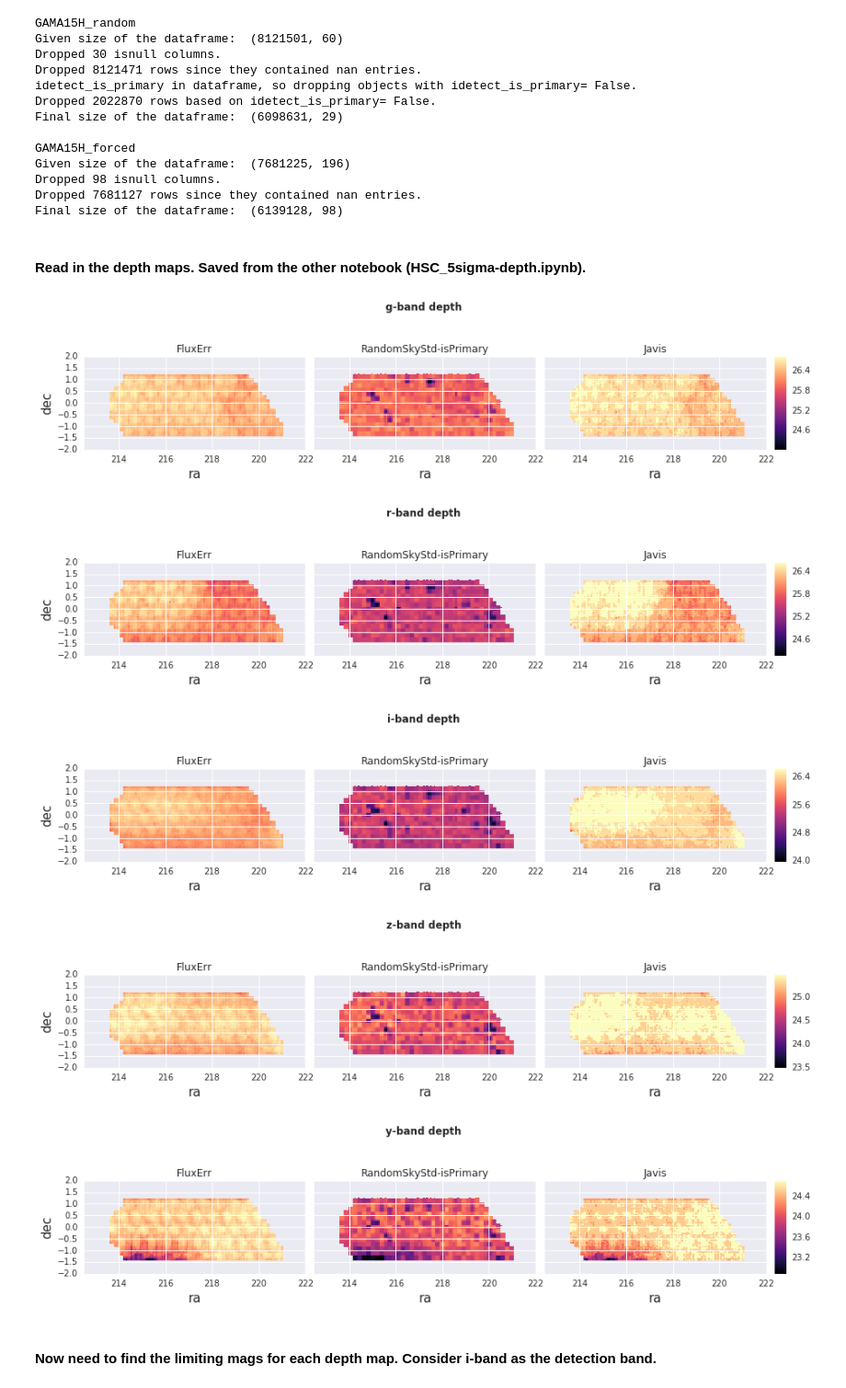
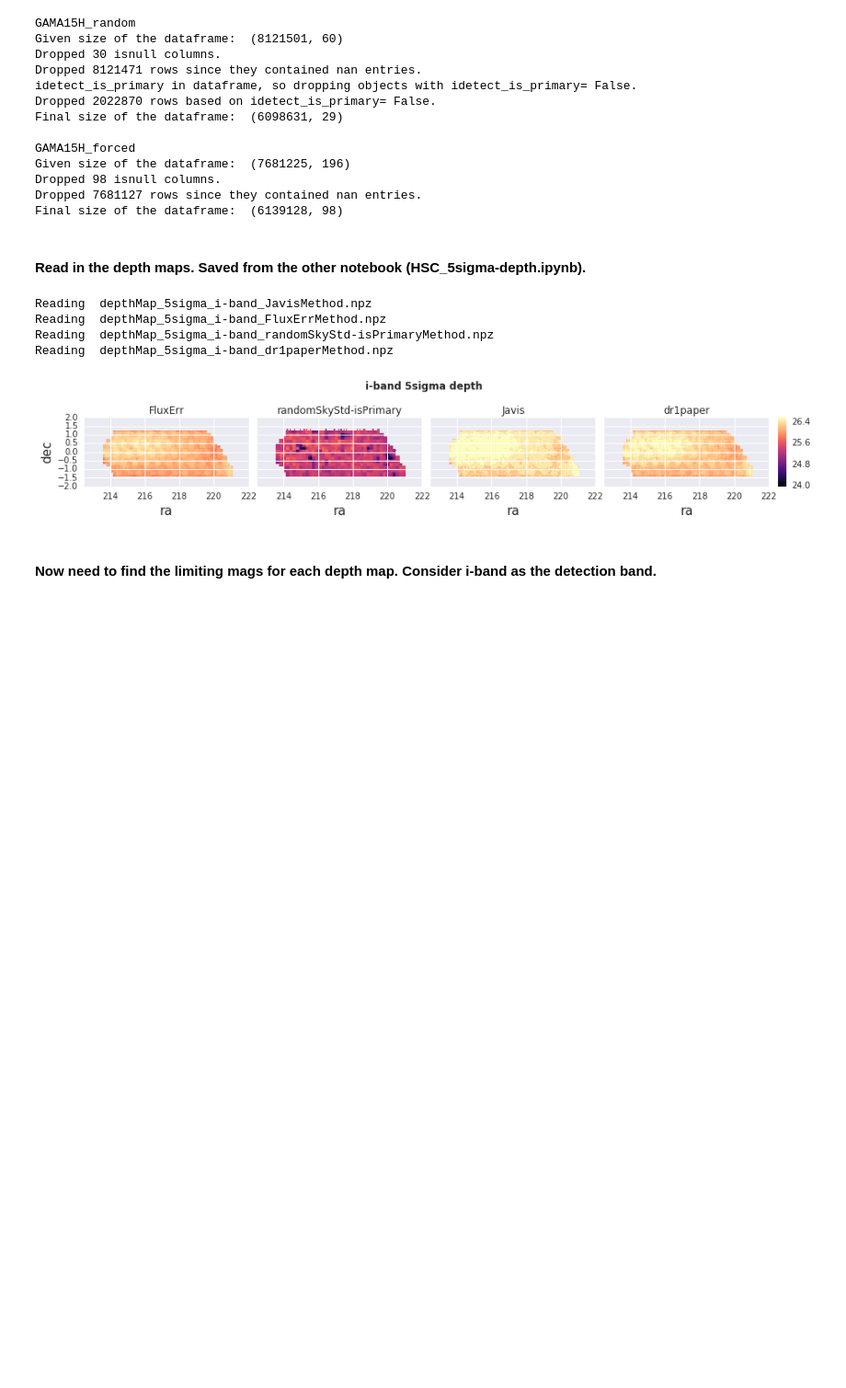
Before and after one commit to LSSTDESC/DEHSC_LSS, a Jupyter notebook: HSC_5sigma-depth-twoPtCorr.ipynb, the cells around one changed output. Shown at 92% size. Drawn from its saved outputs; the diff is of its cells as text; code cells hidden in the pictures; blank space fills up the shorter version.

```diff
--- a/HSC_5sigma-depth-twoPtCorr.ipynb
+++ b/HSC_5sigma-depth-twoPtCorr.ipynb
@@ -36,3 +39,5 @@ import flatmaps as fm
+# %%
+SNRthreshold= 5
 # %% [markdown]
 Read in the data. Reading the latest ones: now have the random Table for the wide GAMA15H field.
 # %%
@@ -75,63 +80,66 @@ Final size of the dataframe:  (6139128, 98)
 # %% [markdown]
 #### Read in the depth maps. Saved from the other notebook (HSC_5sigma-depth.ipynb).
 # %%
-outputDir= 'maps/'
+outputDir= 'flatmaps_nside1024/'
 depthFiles= os.listdir(outputDir)
-depthFiles= [f for f in depthFiles if not f.__contains__('std')] # ignore the std across the maps for now
-depthFiles= [f for f in depthFiles if not f.__contains__('RandomSkyStdMethod.npz')] # ignore ~isPrimary maps
+depthFiles= [f for f in depthFiles if not f.__contains__('std') and
+             f.__contains__('%ssigma'%SNRthreshold)] # ignore the std across the maps
 # %%
 depthMap= {}
 
 for filename in depthFiles:
+    print 'Reading ', filename
     splits= filename.split('-band_')
     band= splits[0][-1:]
     method= splits[1].split('Method')[0]
 
     if method not in depthMap.keys(): depthMap[method]= {}
     depthMap[method][band]= fm.read_flat_map(outputDir+filename)[1]
+# %% [output]
+Reading  depthMap_5sigma_i-band_JavisMethod.npz
+Reading  depthMap_5sigma_i-band_FluxErrMethod.npz
+Reading  depthMap_5sigma_i-band_randomSkyStd-isPrimaryMethod.npz
+Reading  depthMap_5sigma_i-band_dr1paperMethod.npz
 # %%
-bands= ['g', 'r', 'i', 'z', 'y']
+bands= ['i'] #['g', 'r', 'i', 'z', 'y']]
 flatSkyGrid= fm.FlatMapInfo([212.5,222.],[-2.,2.], dx=0.057,dy=0.057)
 # %%
 # just plot to see everything is ok
+nCols= len(depthMap.keys())
 cmap = cm.magma
 xlabel, ylabel= 'ra', 'dec'
 for band in bands:
     # plot the depth for each method.
     fig = plt.figure(figsize=(15, 10))
     # set up for colorbar
     grid = ImageGrid(fig, 111,          # as in plt.subplot(111)
-                     nrows_ncols=(1,3), axes_pad=0.15, share_all= True, cbar_location="right",
+                     nrows_ncols=(1, nCols), axes_pad=0.15, share_all= True, cbar_location="right",
                      cbar_mode="single", cbar_size="5%", cbar_pad=0.15,
                      )
     # since have three maps, need colorange that ~works for all.
     colorMin= 100
     colorMax= -100
     for mInd, method in enumerate(depthMap):
         ind= np.where(depthMap[method][band]>0)[0]
         colorMin= min(colorMin, np.percentile(depthMap[method][band][ind], 0))
         colorMax= max(colorMin, np.percentile(depthMap[method][band][ind], 95))
     # plot
     for mInd, method in enumerate(depthMap):
         ax= grid[mInd]
         image= ax.imshow(depthMap[method][band].reshape([flatSkyGrid.ny,flatSkyGrid.nx]),
                          origin='lower', interpolation='nearest',
                          aspect='equal', extent=[flatSkyGrid.x0, flatSkyGrid.xf, flatSkyGrid.y0, flatSkyGrid.yf],
                          vmin= colorMin, vmax= colorMax, cmap= cmap)
         ax.set_title(method)
         ax.set_xlabel(xlabel,fontsize=15)
         ax.set_ylabel(ylabel,fontsize=15)
         ax.cax.colorbar(image)
         ax.cax.toggle_label(True)
-    plt.suptitle('%s-band depth'%band, fontweight="bold", )
-    plt.subplots_adjust(top=1.5)
+    plt.suptitle('%s-band %ssigma depth'%(band, SNRthreshold), fontweight="bold", )
+    plt.subplots_adjust(top=1.6)
     plt.show()
 # %% [output]
-[figure, old version]
+[figure, new version]
-[figure, removed]
-[figure, removed]
-[figure, removed]
-[figure, removed]
 # %% [markdown]
 #### Now need to find the limiting mags for each depth map. Consider i-band as the detection band.
 # %%
```
Also changed, not shown: parts of 23 cells of this notebook, 1 other file.
